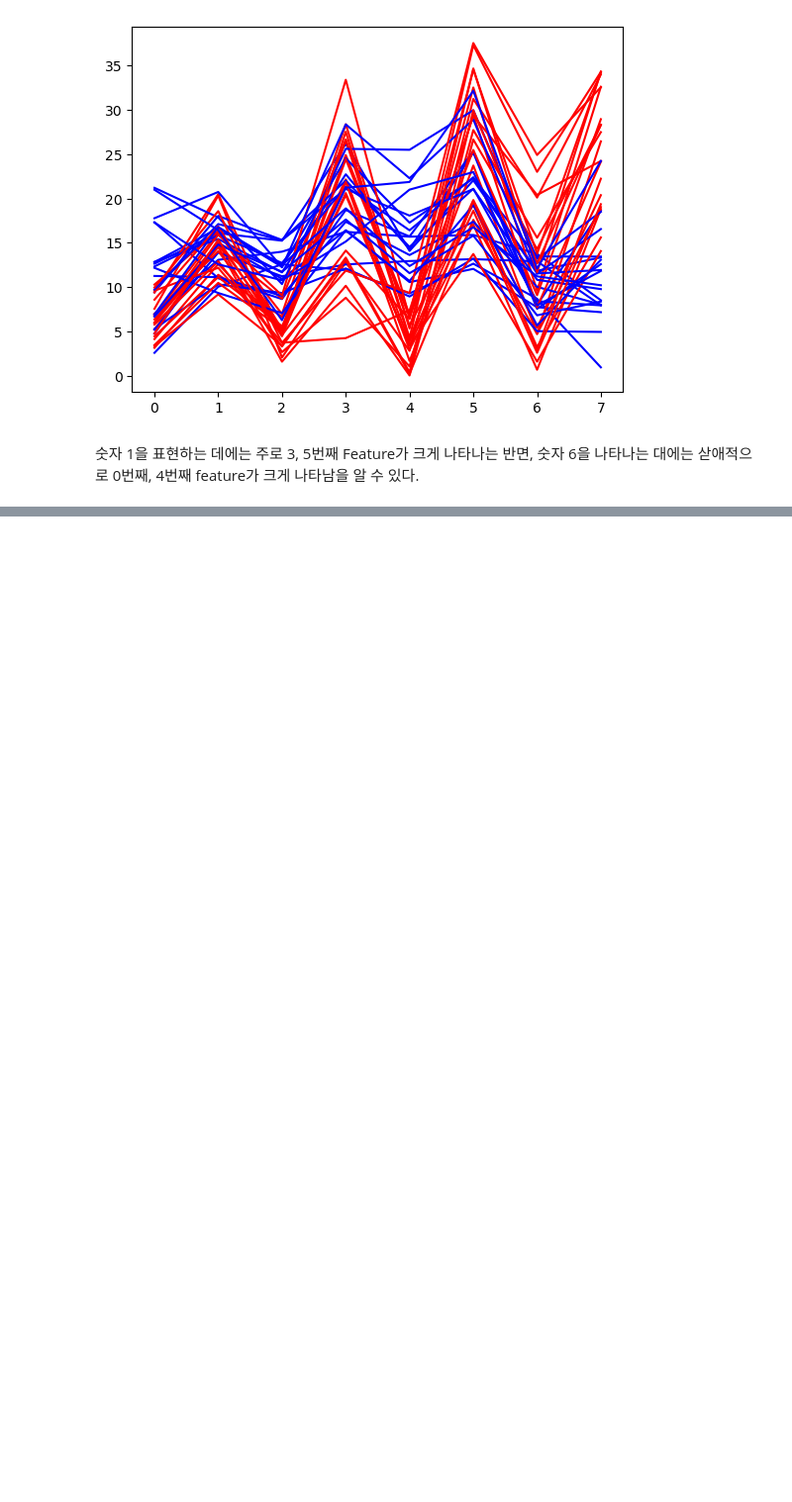
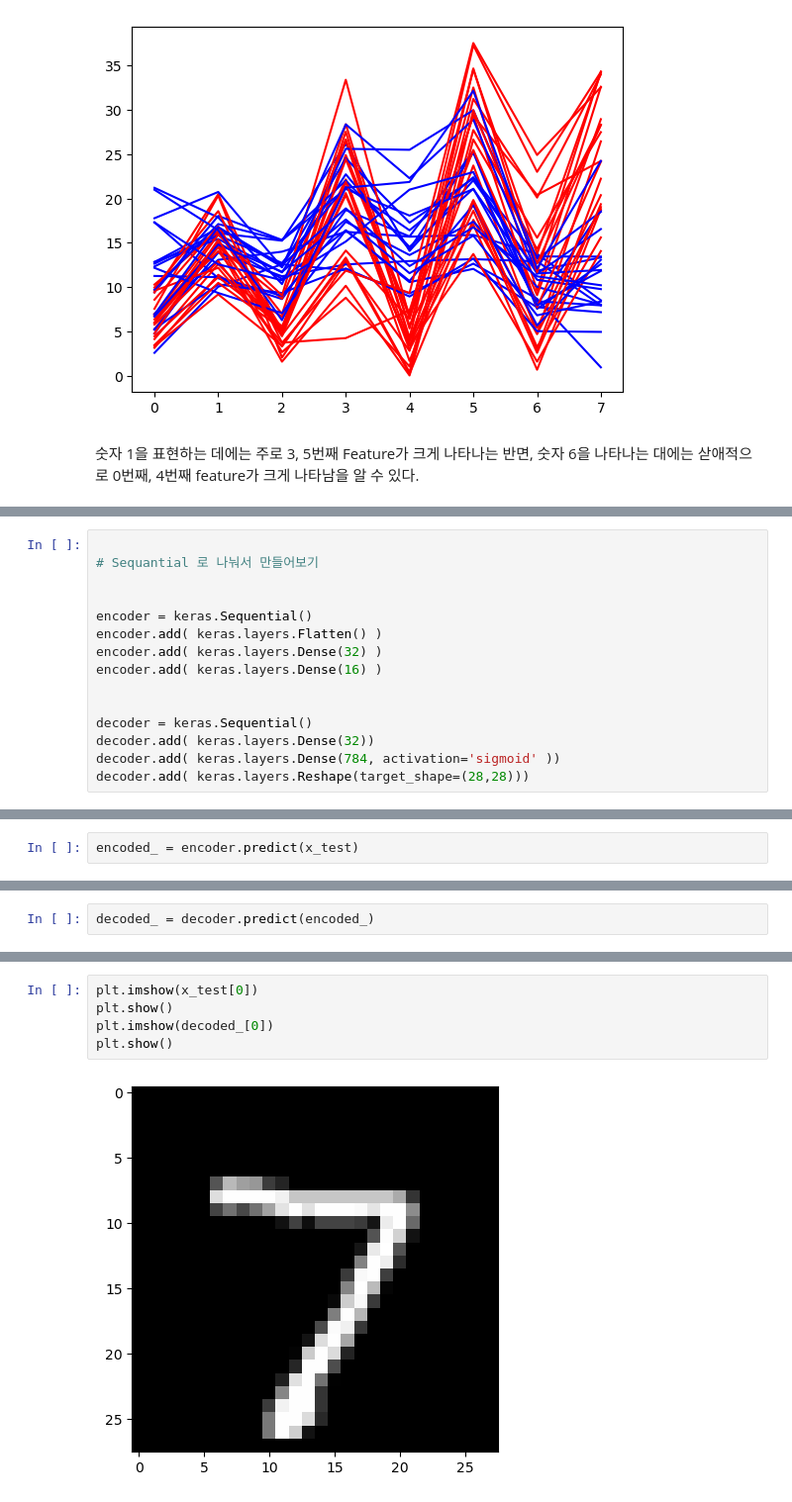
Before and after one commit to mgsong83/Deeplearning, a Jupyter notebook: keras/08_AutoEncoder/AutoEncoder_simple.ipynb, the cells around one changed output, grey strips where cells are left out. Shown: that part at 99% size. Cells and saved outputs as stored; diff of their text form; blank space fills up the shorter version.

```diff
--- a/keras/08_AutoEncoder/AutoEncoder_simple.ipynb
+++ b/keras/08_AutoEncoder/AutoEncoder_simple.ipynb
@@ -344,0 +351,15 @@ plt.imshow( autoencoder.decoder( my_feature )[0] )
+# %%
+
+# Sequantial 로 나눠서 만들어보기
+
+
+encoder = keras.Sequential()
+encoder.add( keras.layers.Flatten() )
+encoder.add( keras.layers.Dense(32) )
+encoder.add( keras.layers.Dense(16) )
+
+
+decoder = keras.Sequential()
+decoder.add( keras.layers.Dense(32))
+decoder.add( keras.layers.Dense(784, activation='sigmoid' ))
+decoder.add( keras.layers.Reshape(target_shape=(28,28)))
@@ -344,0 +396,2 @@ plt.imshow( autoencoder.decoder( my_feature )[0] )
+# %%
+encoded_ = encoder.predict(x_test)
@@ -344,0 +400,2 @@ plt.imshow( autoencoder.decoder( my_feature )[0] )
+# %%
+decoded_ = decoder.predict(encoded_)
@@ -344,0 +404,7 @@ plt.imshow( autoencoder.decoder( my_feature )[0] )
+# %%
+plt.imshow(x_test[0])
+plt.show()
+plt.imshow(decoded_[0])
+plt.show()
+# %% [output]
+[figure, added]
```
Also changed, not shown: parts of 11 cells of this notebook, 1 other file.
